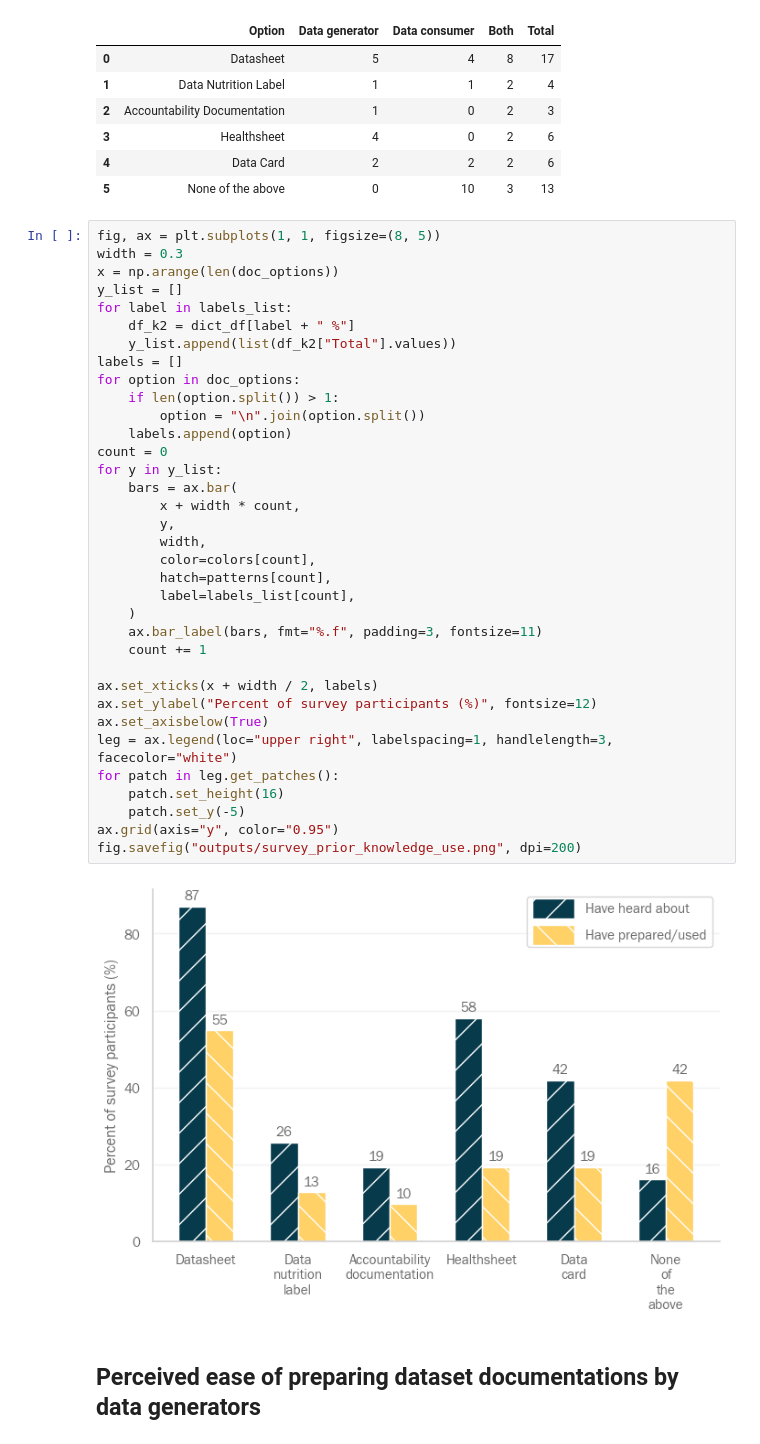
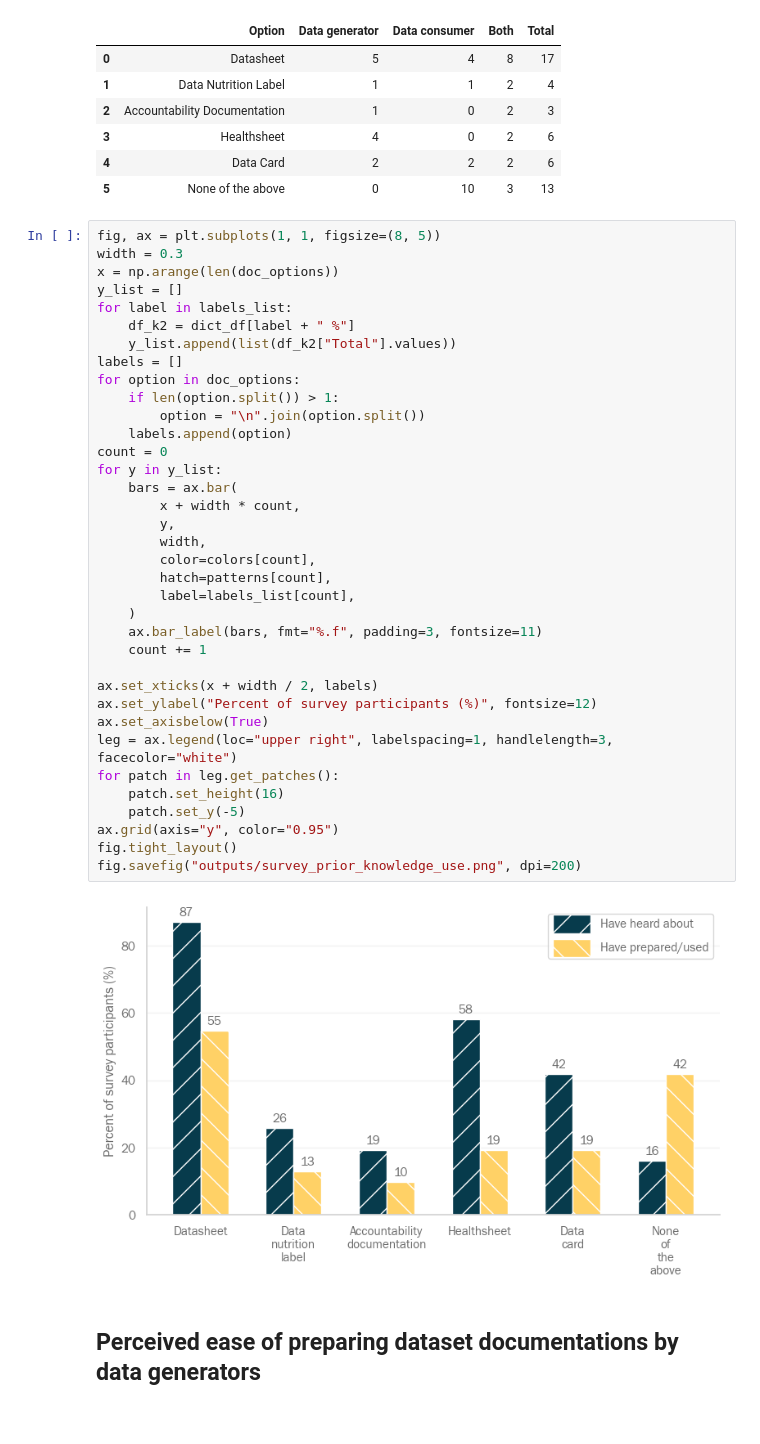
Before and after one commit to AI-READI/dataset-documentation-paper-code, a Jupyter notebook: survey-analysis.ipynb, the cells around one changed output. Drawn from its saved outputs; the diff is of its cells as text.

Commit message:
fix: figure label cutting off

```diff
--- a/survey-analysis.ipynb
+++ b/survey-analysis.ipynb
@@ -234,34 +234,35 @@ for label in labels_list:
     df_k2 = dict_df[label + " %"]
     y_list.append(list(df_k2["Total"].values))
 labels = []
 for option in doc_options:
     if len(option.split()) > 1:
         option = "\n".join(option.split())
     labels.append(option)
 count = 0
 for y in y_list:
     bars = ax.bar(
         x + width * count,
         y,
         width,
         color=colors[count],
         hatch=patterns[count],
         label=labels_list[count],
     )
     ax.bar_label(bars, fmt="%.f", padding=3, fontsize=11)
     count += 1
 
 ax.set_xticks(x + width / 2, labels)
 ax.set_ylabel("Percent of survey participants (%)", fontsize=12)
 ax.set_axisbelow(True)
 leg = ax.legend(loc="upper right", labelspacing=1, handlelength=3, facecolor="white")
 for patch in leg.get_patches():
     patch.set_height(16)
     patch.set_y(-5)
 ax.grid(axis="y", color="0.95")
+fig.tight_layout()
 fig.savefig("outputs/survey_prior_knowledge_use.png", dpi=200)
 # %% [output]
-[figure, old version]
+[figure, new version]
 # %% [markdown]
 ## Perceived ease of preparing dataset documentations by data generators
 # %% [markdown]
```
Also changed, not shown: parts of 1 cell of this notebook, 2 other files.
